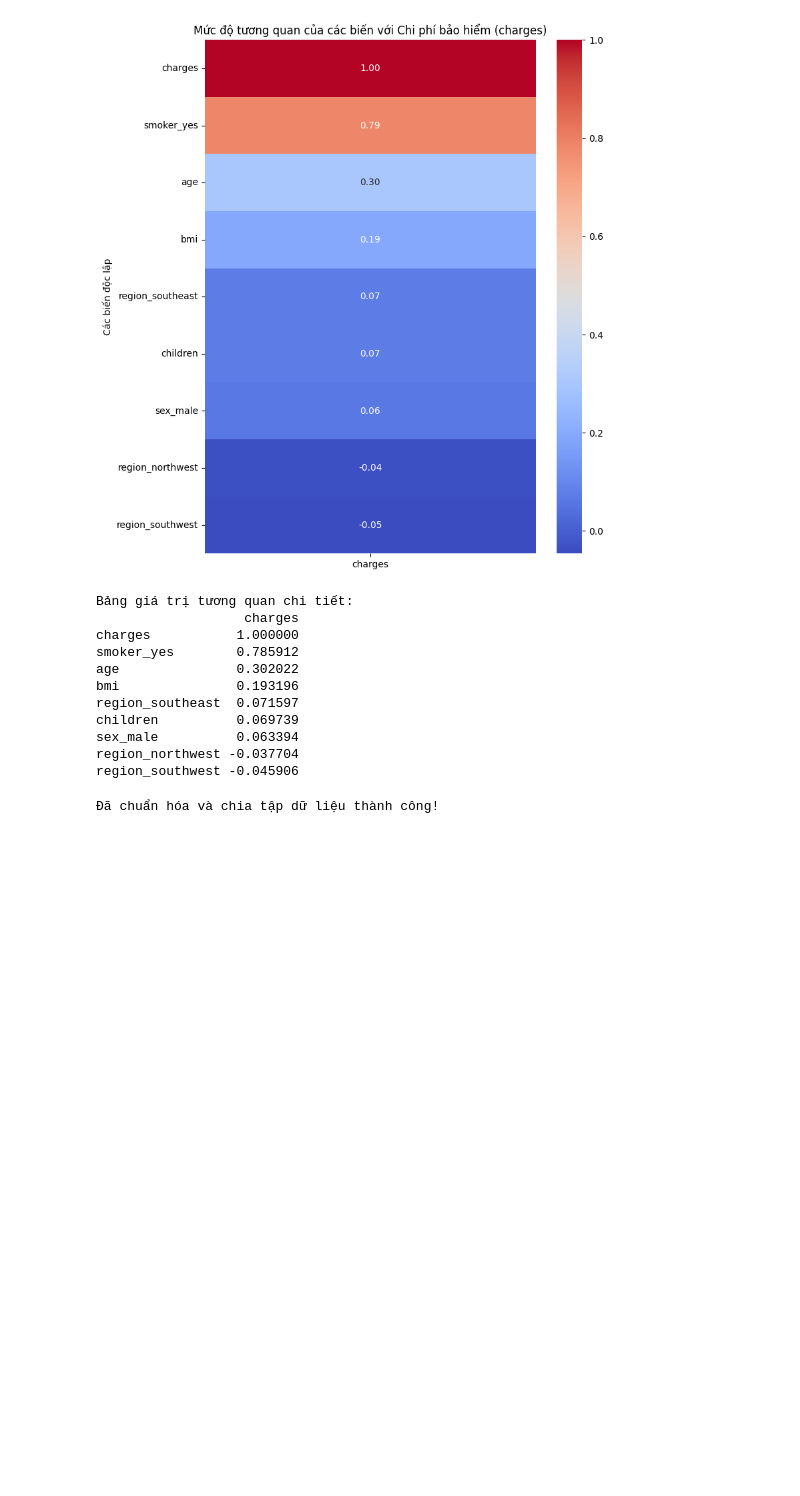
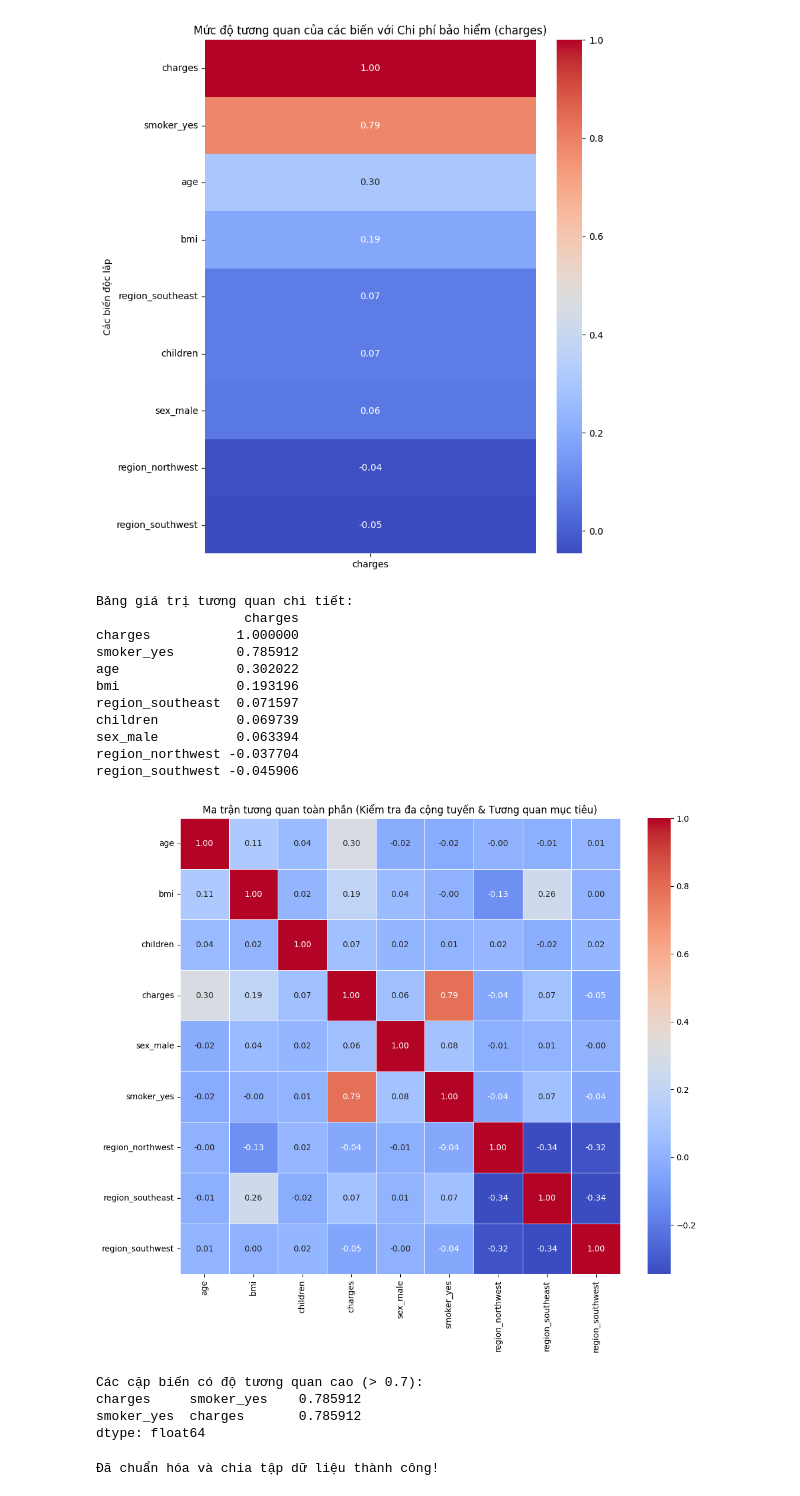
Before and after one commit to thuynguyenhuit/hocsau, a Jupyter notebook: Linear_Insurance.ipynb, the cells around one changed output. Drawn from its saved outputs; the diff is of its cells as text; code cells hidden in the pictures; blank space fills up the shorter version.

```diff
--- a/Linear_Insurance.ipynb
+++ b/Linear_Insurance.ipynb
@@ -200,6 +200,40 @@ children          0.069739
 sex_male          0.063394
 region_northwest -0.037704
 region_southwest -0.045906
+# %%
+# ma trận tương quan giữa tất cả các biến
+import pandas as pd
+import seaborn as sns
+import matplotlib.pyplot as plt
+
+# 1. Tính toán ma trận tương quan cho toàn bộ DataFrame (bao gồm cả biến mục tiêu)
+# pd_train là DataFrame chứa dữ liệu đã được tiền xử lý và mã hóa One-Hot
+full_corr_matrix = pd_train.corr()
+
+# 2. Thiết lập kích thước biểu đồ
+plt.figure(figsize=(12, 10))
+
+# 3. Vẽ Heatmap toàn phần
+# cmap='coolwarm': màu đỏ cho tương quan dương, xanh cho tương quan âm
+# annot=True: hiển thị giá trị số cụ thể trên từng ô
+# fmt=".2f": định dạng lấy 2 chữ số thập phân
+sns.heatmap(full_corr_matrix, annot=True, cmap='coolwarm', fmt=".2f", linewidths=0.5)
+
+plt.title('Ma trận tương quan toàn phần (Kiểm tra đa cộng tuyến & Tương quan mục tiêu)')
+plt.show()
+
+# 4. In ra các cặp biến có độ tương quan cao nhất (ngoại trừ đường chéo)
+# Điều này giúp bạn phát hiện nhanh các biến có nguy cơ gây đa cộng tuyến
+print("Các cặp biến có độ tương quan cao (> 0.7):")
+corr_unstack = full_corr_matrix.unstack()
+high_corr = corr_unstack[(abs(corr_unstack) > 0.7) & (abs(corr_unstack) < 1)]
+print(high_corr if not high_corr.empty else "Không có cặp biến nào có tương quan quá cao.")
+# %% [output]
+[figure, added]
+Các cặp biến có độ tương quan cao (> 0.7):
+charges     smoker_yes    0.785912
+smoker_yes  charges       0.785912
+dtype: float64
 # %%
 #Chuẩn hóa và chia tập dữ liệu
 from sklearn.model_selection import train_test_split
```
Also changed, not shown: parts of 1 cell of this notebook.
